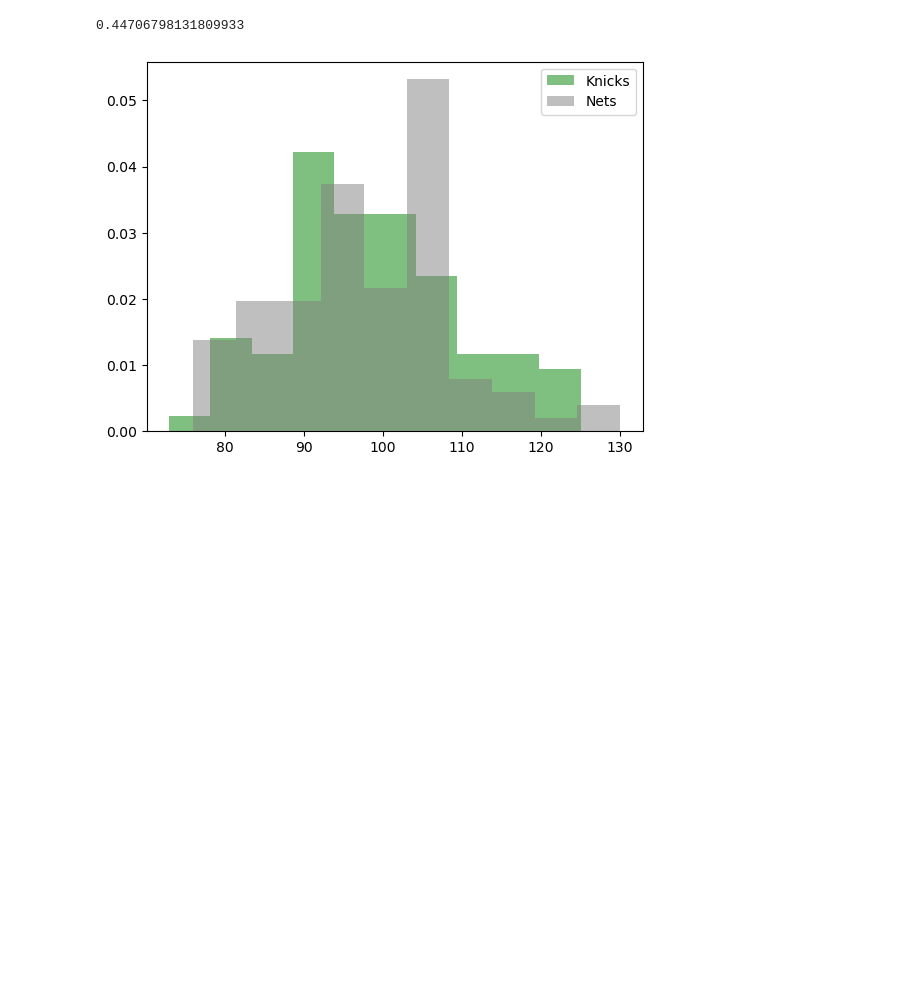
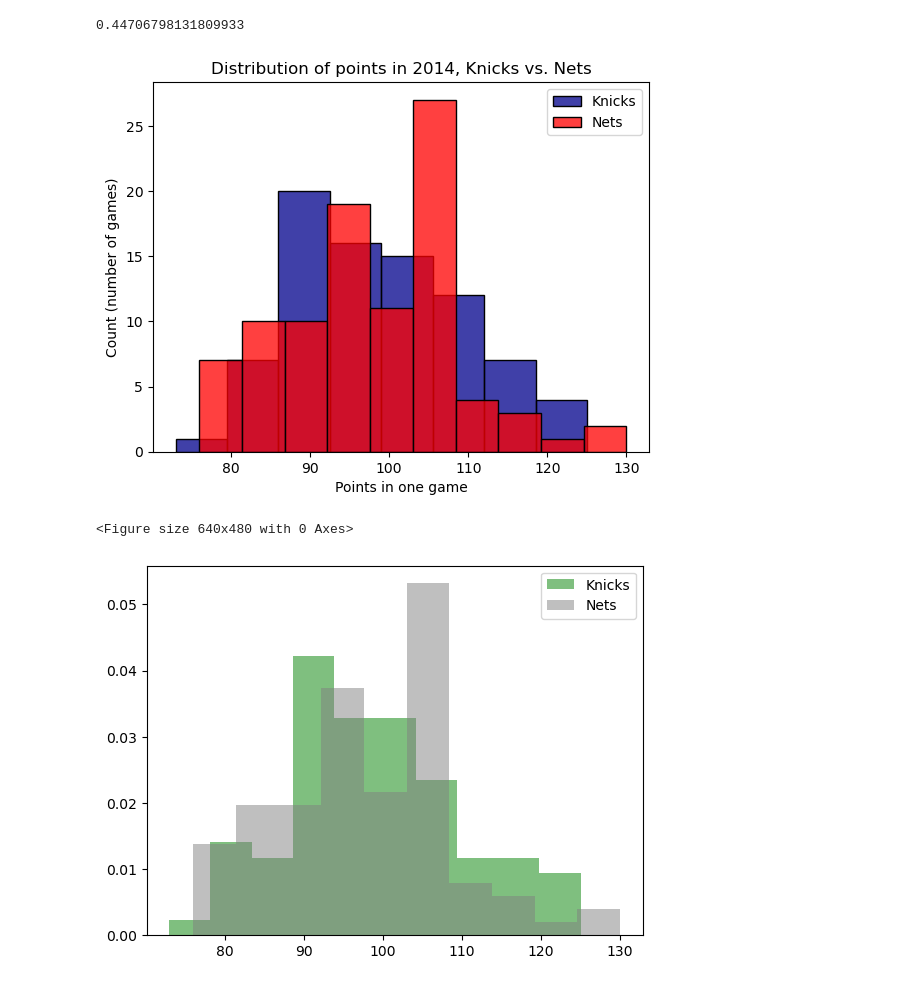
Before and after one commit to LiZoMark841619/Balazs1982, a Jupyter notebook: Jupyter_files/Codecademy_Projects/NBA/Codecademy_NBA_Trends_Project/Codecademy_NBA_Trends_Project.ipynb, the cells around one changed output. Drawn from its saved outputs; the diff is of its cells as text; code cells hidden in the pictures; blank space fills up the shorter version.

```diff
--- a/Jupyter_files/Codecademy_Projects/NBA/Codecademy_NBA_Trends_Project/Codecademy_NBA_Trends_Project.ipynb
+++ b/Jupyter_files/Codecademy_Projects/NBA/Codecademy_NBA_Trends_Project/Codecademy_NBA_Trends_Project.ipynb
@@ -83,6 +110,18 @@ diff_mean_2014 = knicks_pts_2014.mean() - nets_pts_2014.mean()
 diff_mean_2014
 # %% [output]
 0.44706798131809933
+# %%
+sns.histplot(knicks_pts_2014, color='darkblue')
+sns.histplot(nets_pts_2014, color='red')
+plt.title(f'Distribution of points in {nba_2014.year_id.unique()[0]}, Knicks vs. Nets')
+plt.xlabel('Points in one game')
+plt.ylabel('Count (number of games)')
+plt.legend(['Knicks', 'Nets'])
+plt.show()
+plt.clf()
+# %% [output]
+[figure, added]
+<Figure size 640x480 with 0 Axes>
 # %%
 plt.hist(knicks_pts_2014, color='green', label='Knicks', density=True, alpha=0.5)
 plt.hist(nets_pts_2014, color='grey', label='Nets', density=True, alpha=0.5)
```
Also changed, not shown: parts of 10 cells of this notebook.
